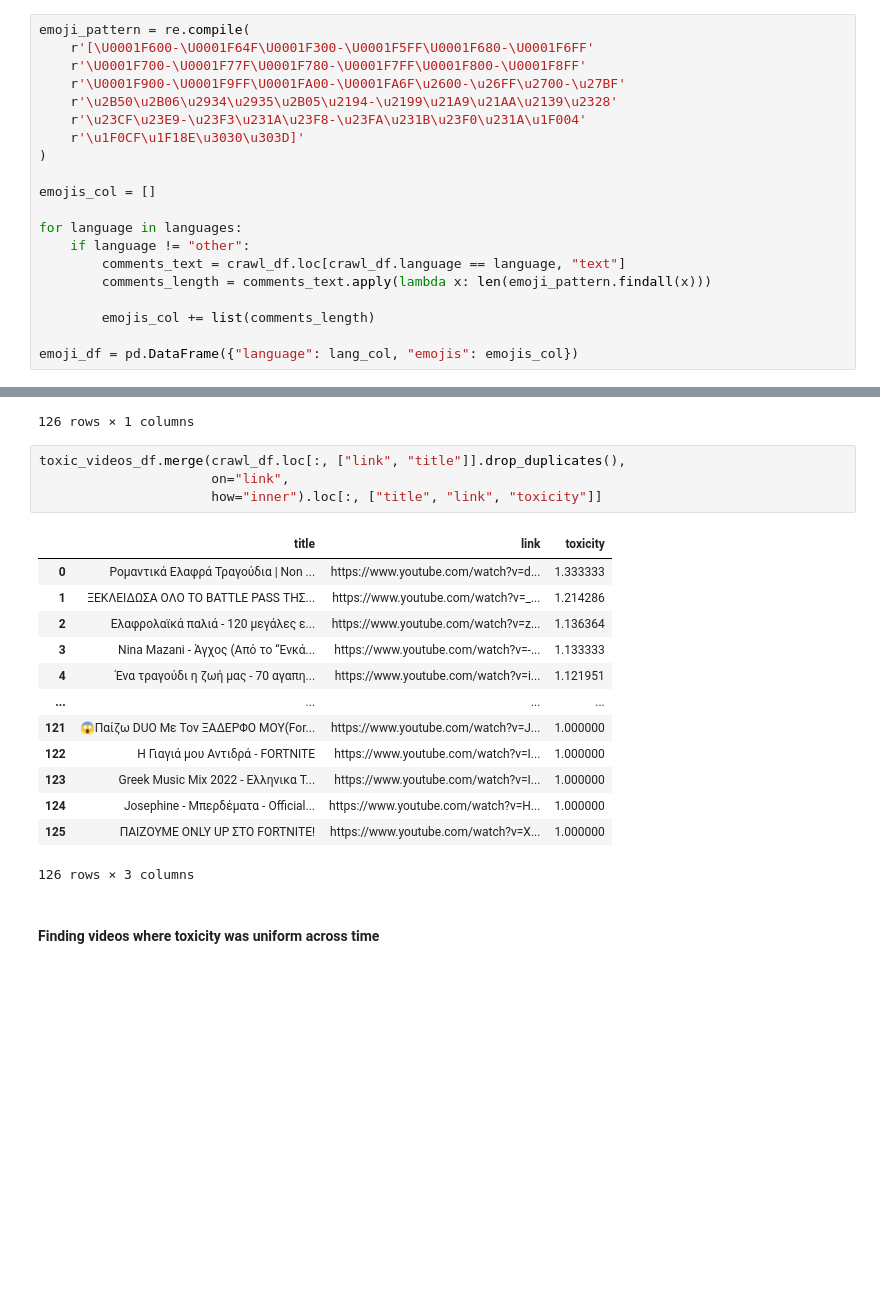
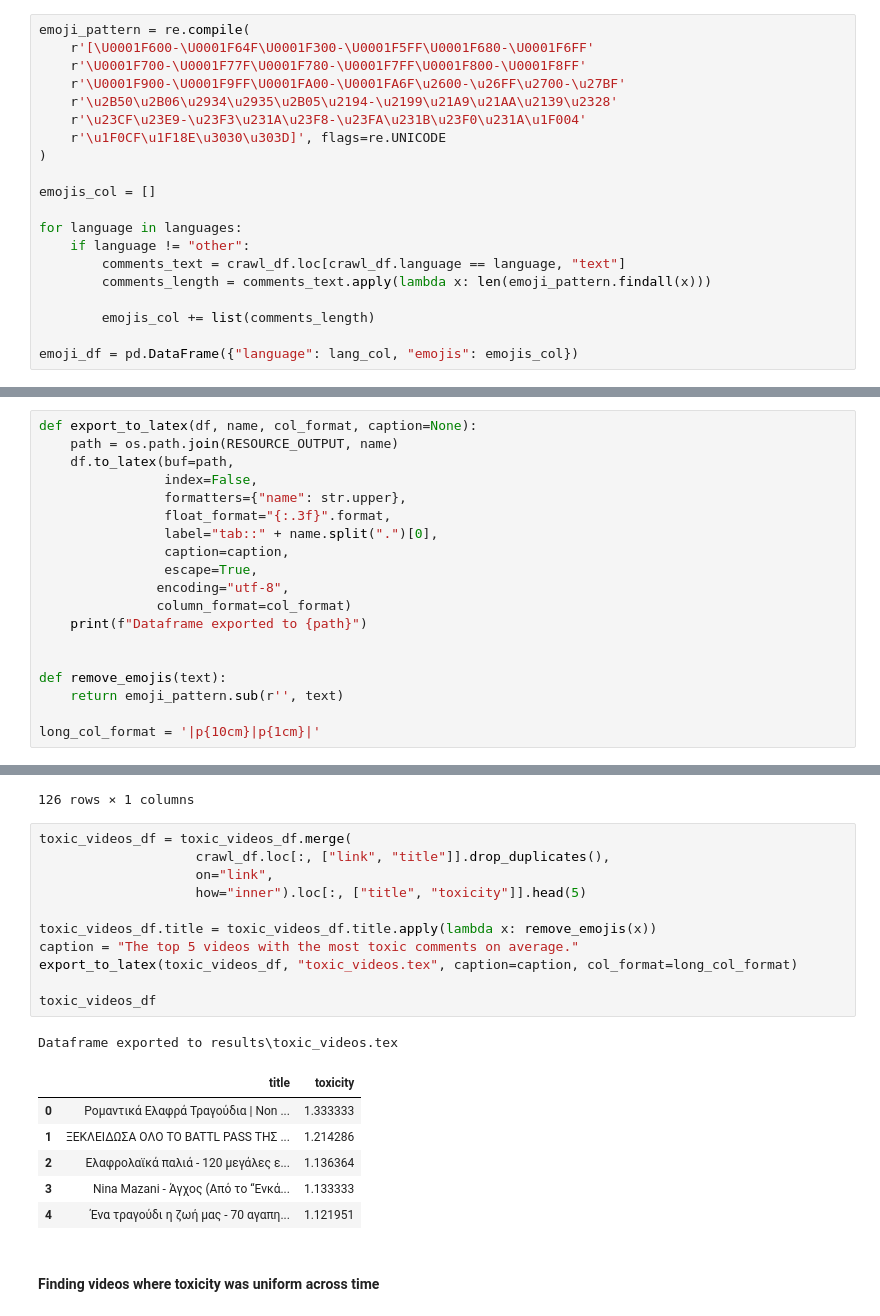
Before and after one commit to dimits-ts/practical_data_science, a Jupyter notebook: translation/lang_identification.ipynb, the cells around one changed output, grey strips where cells are left out. Saved outputs shown, nothing was run; the diff lists cells and outputs as text; blank space fills up the shorter version.

Commit message:
Add toxicity results to report

```diff
--- a/translation/lang_identification.ipynb
+++ b/translation/lang_identification.ipynb
@@ -1000,7 +1000,7 @@ emoji_pattern = re.compile(
     r'\U0001F900-\U0001F9FF\U0001FA00-\U0001FA6F\u2600-\u26FF\u2700-\u27BF'
     r'\u2B50\u2B06\u2934\u2935\u2B05\u2194-\u2199\u21A9\u21AA\u2139\u2328'
     r'\u23CF\u23E9-\u23F3\u231A\u23F8-\u23FA\u231B\u23F0\u231A\u1F004'
-    r'\u1F0CF\u1F18E\u3030\u303D]'
+    r'\u1F0CF\u1F18E\u3030\u303D]', flags=re.UNICODE
 )
 
 emojis_col = []
@@ -1322,6 +1322,25 @@ crawl_df
 3122 rows × 8 columns
 # %% [markdown]
 ### Analysing the Toxicity of crawled data
+# %%
+def export_to_latex(df, name, col_format, caption=None):
+    path = os.path.join(RESOURCE_OUTPUT, name)
+    df.to_latex(buf=path,
+                index=False,
+                formatters={"name": str.upper},
+                float_format="{:.3f}".format,
+                label="tab::" + name.split(".")[0],
+                caption=caption,
+                escape=True,
+               encoding="utf-8",
+               column_format=col_format)
+    print(f"Dataframe exported to {path}")
+
+
+def remove_emojis(text):
+    return emoji_pattern.sub(r'', text)
+
+long_col_format = '|p{10cm}|p{1cm}|'
 # %% [markdown]
 #### Finding the most toxic language
 # %%
@@ -1354,23 +1378,24 @@ toxic_videos_df
 | https://www.youtube.com/watch?v=X... | 1.000000 |
 126 rows × 1 columns
 # %%
-toxic_videos_df.merge(crawl_df.loc[:, ["link", "title"]].drop_duplicates(),
-                      on="link",
-                      how="inner").loc[:, ["title", "link", "toxicity"]]
+toxic_videos_df = toxic_videos_df.merge(
+                    crawl_df.loc[:, ["link", "title"]].drop_duplicates(),
+                    on="link",
+                    how="inner").loc[:, ["title", "toxicity"]].head(5)
+
+toxic_videos_df.title = toxic_videos_df.title.apply(lambda x: remove_emojis(x))
+caption = "The top 5 videos with the most toxic comments on average."
+export_to_latex(toxic_videos_df, "toxic_videos.tex", caption=caption, col_format=long_col_format)
+
+toxic_videos_df
 # %% [output]
+Dataframe exported to results\toxic_videos.tex
-|  | title | link | toxicity |
-| 0 | Ρομαντικά Ελαφρά Τραγούδια | Non ... | https://www.youtube.com/watch?v=d... | 1.333333 |
-| 1 | ΞΕΚΛΕΙΔΩΣΑ ΟΛΟ ΤΟ BATTLE PASS ΤΗΣ... | https://www.youtube.com/watch?v=_... | 1.214286 |
-| 2 | Ελαφρολαϊκά παλιά - 120 μεγάλες ε... | https://www.youtube.com/watch?v=z... | 1.136364 |
-| 3 | Nina Mazani - Άγχος (Από το “Ενκά... | https://www.youtube.com/watch?v=-... | 1.133333 |
-| 4 | Ένα τραγούδι η ζωή μας - 70 αγαπη... | https://www.youtube.com/watch?v=i... | 1.121951 |
-| ... | ... | ... | ... |
-| 121 | 😱Παίζω DUO Με Τον ΞΑΔΕΡΦΟ ΜΟΥ(For... | https://www.youtube.com/watch?v=J... | 1.000000 |
-| 122 | Η Γιαγιά μου Αντιδρά - FORTNITE | https://www.youtube.com/watch?v=I... | 1.000000 |
-| 123 | Greek Music Mix 2022 - Ελληνικα Τ... | https://www.youtube.com/watch?v=I... | 1.000000 |
-| 124 | Josephine - Μπερδέματα - Official... | https://www.youtube.com/watch?v=H... | 1.000000 |
-| 125 | ΠΑΙΖΟΥΜΕ ONLY UP ΣΤΟ FORTNITE! | https://www.youtube.com/watch?v=X... | 1.000000 |
+|  | title | toxicity |
+| 0 | Ρομαντικά Ελαφρά Τραγούδια | Non ... | 1.333333 |
+| 1 | ΞΕΚΛΕΙΔΩΣΑ ΟΛΟ ΤΟ BATTL PASS ΤΗΣ ... | 1.214286 |
+| 2 | Ελαφρολαϊκά παλιά - 120 μεγάλες ε... | 1.136364 |
+| 3 | Nina Mazani - Άγχος (Από το “Ενκά... | 1.133333 |
+| 4 | Ένα τραγούδι η ζωή μας - 70 αγαπη... | 1.121951 |
-126 rows × 3 columns
 # %% [markdown]
 #### Finding videos where toxicity was uniform across time
 # %%
```
Also changed, not shown: parts of 4 cells of this notebook, 7 other files.
